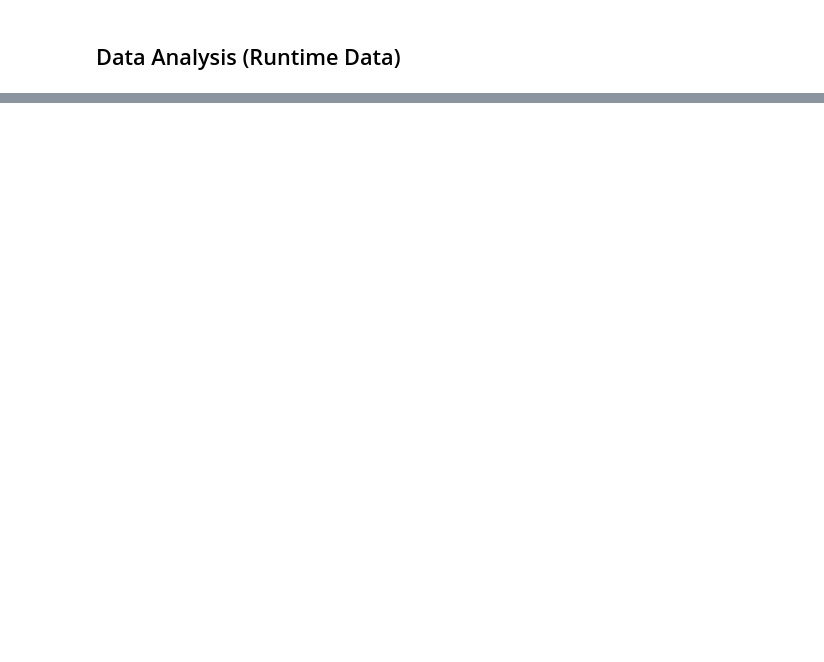
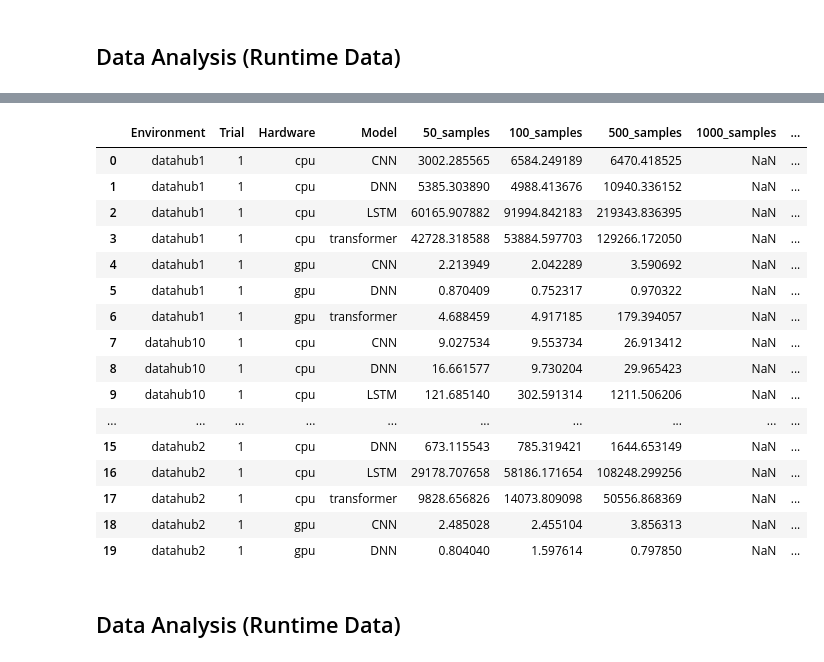
Before and after one commit to louiecai/DSC-180B-Hardware-Acceleration, a Jupyter notebook: data_analysis.ipynb, the cells around one changed output, grey strips where cells are left out. Saved outputs shown, nothing was run; the diff lists cells and outputs as text; code cells hidden in the pictures; blank space fills up the shorter version.

```diff
--- a/data_analysis.ipynb
+++ b/data_analysis.ipynb
@@ -58,0 +329,3 @@ runtime_data.head()
+# %%
+large_sample_data = pd.read_csv("data/large_sample_data.csv", index_col=0)
+large_sample_data.head()
@@ -58,0 +339,34 @@ runtime_data.head()
+# %%
+def standardize_l_time(time):
+    if (type(time)==float):
+        if (time == np.nan):
+            return time
+        else:
+            return time*1000
+    else:
+        return np.nan
+
+for col in large_sample_data.columns[4:]:
+    large_sample_data[col] = large_sample_data[col].apply(standardize_l_time).astype(float)
+# %%
+large_sample_data.head(20)
+# %% [output]
+|  | Environment | Trial | Hardware | Model | 50_samples | 100_samples | 500_samples | 1000_samples | ... |
+| 0 | datahub1 | 1 | cpu | CNN | 3002.285565 | 6584.249189 | 6470.418525 | NaN | ... |
+| 1 | datahub1 | 1 | cpu | DNN | 5385.303890 | 4988.413676 | 10940.336152 | NaN | ... |
+| 2 | datahub1 | 1 | cpu | LSTM | 60165.907882 | 91994.842183 | 219343.836395 | NaN | ... |
+| 3 | datahub1 | 1 | cpu | transformer | 42728.318588 | 53884.597703 | 129266.172050 | NaN | ... |
+| 4 | datahub1 | 1 | gpu | CNN | 2.213949 | 2.042289 | 3.590692 | NaN | ... |
+| 5 | datahub1 | 1 | gpu | DNN | 0.870409 | 0.752317 | 0.970322 | NaN | ... |
+| 6 | datahub1 | 1 | gpu | transformer | 4.688459 | 4.917185 | 179.394057 | NaN | ... |
+| 7 | datahub10 | 1 | cpu | CNN | 9.027534 | 9.553734 | 26.913412 | NaN | ... |
+| 8 | datahub10 | 1 | cpu | DNN | 16.661577 | 9.730204 | 29.965423 | NaN | ... |
+| 9 | datahub10 | 1 | cpu | LSTM | 121.685140 | 302.591314 | 1211.506206 | NaN | ... |
+| ... | ... | ... | ... | ... | ... | ... | ... | ... | ... |
+| 15 | datahub2 | 1 | cpu | DNN | 673.115543 | 785.319421 | 1644.653149 | NaN | ... |
+| 16 | datahub2 | 1 | cpu | LSTM | 29178.707658 | 58186.171654 | 108248.299256 | NaN | ... |
+| 17 | datahub2 | 1 | cpu | transformer | 9828.656826 | 14073.809098 | 50556.868369 | NaN | ... |
+| 18 | datahub2 | 1 | gpu | CNN | 2.485028 | 2.455104 | 3.856313 | NaN | ... |
+| 19 | datahub2 | 1 | gpu | DNN | 0.804040 | 1.597614 | 0.797850 | NaN | ... |
+# %% [markdown]
+## Data Analysis (Runtime Data)
```
Also changed, not shown: parts of 30 cells of this notebook, 3 other files.
